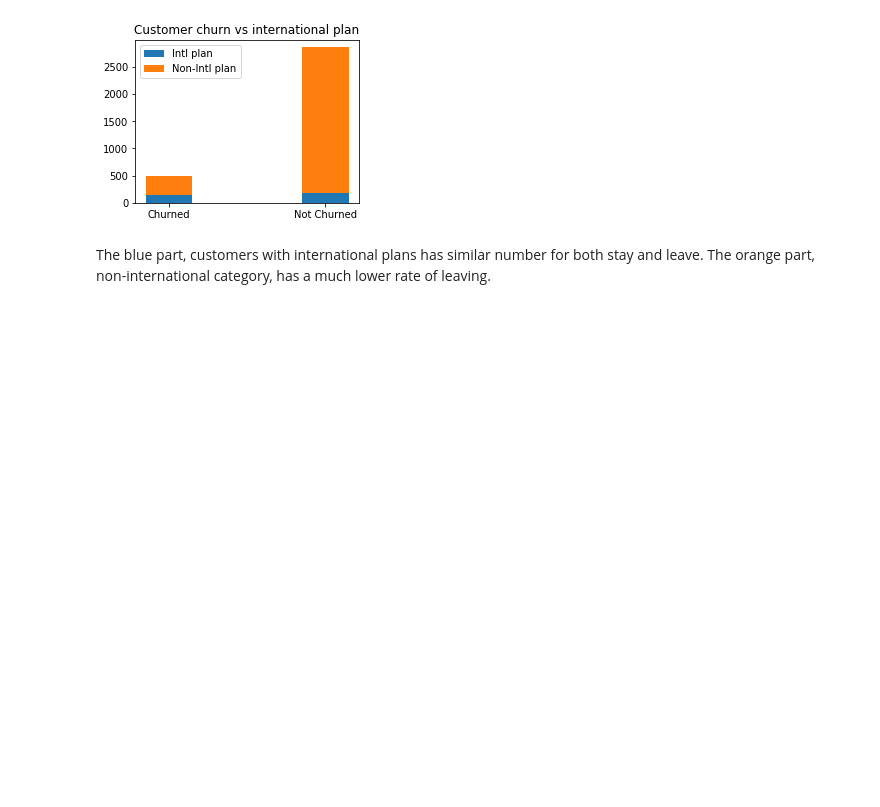
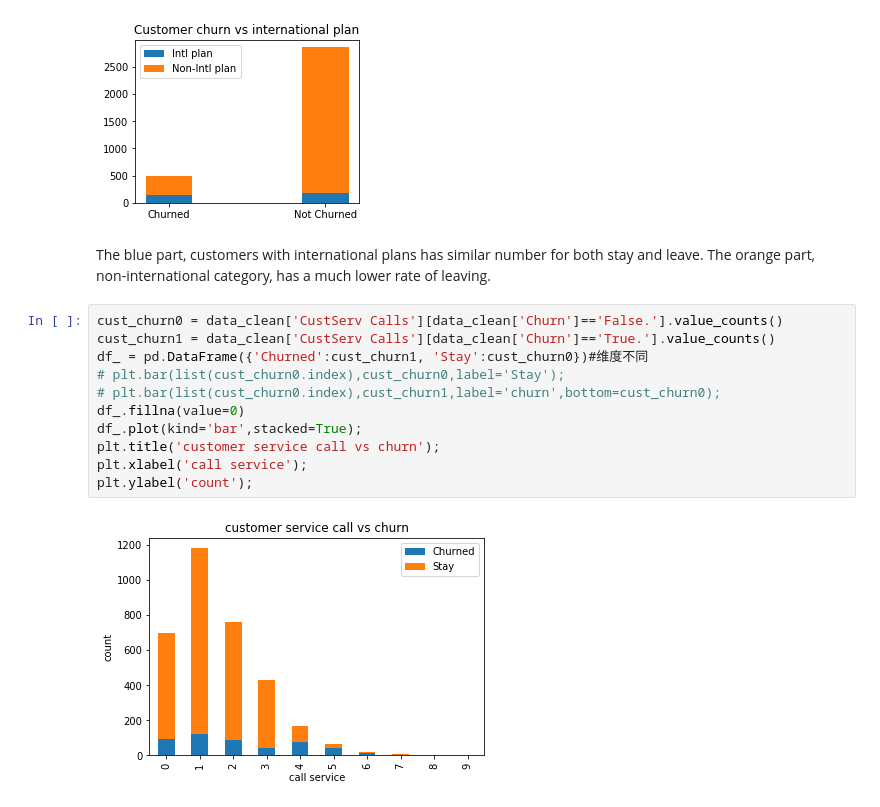
Before and after one commit to Hiiiua/Machine-Learning-1, a Jupyter notebook: Customer Churn/Customer Churn.ipynb, the cells around one changed output. Drawn from its saved outputs; the diff is of its cells as text; blank space fills up the shorter version.

```diff
--- a/Customer Churn/Customer Churn.ipynb
+++ b/Customer Churn/Customer Churn.ipynb
@@ -112,3 +144,16 @@ plt.title('Customer churn vs international plan');
 [figure]
 # %% [markdown]
 The blue part, customers with international plans has similar number for both stay and leave. The orange part, non-international category, has a much lower rate of leaving.
+# %%
+cust_churn0 = data_clean['CustServ Calls'][data_clean['Churn']=='False.'].value_counts()
+cust_churn1 = data_clean['CustServ Calls'][data_clean['Churn']=='True.'].value_counts()
+df_ = pd.DataFrame({'Churned':cust_churn1, 'Stay':cust_churn0})#维度不同
+# plt.bar(list(cust_churn0.index),cust_churn0,label='Stay');
+# plt.bar(list(cust_churn0.index),cust_churn1,label='churn',bottom=cust_churn0);
+df_.fillna(value=0)
+df_.plot(kind='bar',stacked=True);
+plt.title('customer service call vs churn');
+plt.xlabel('call service');
+plt.ylabel('count');
+# %% [output]
+[figure, added]
```
Also changed, not shown: parts of 20 cells of this notebook.
